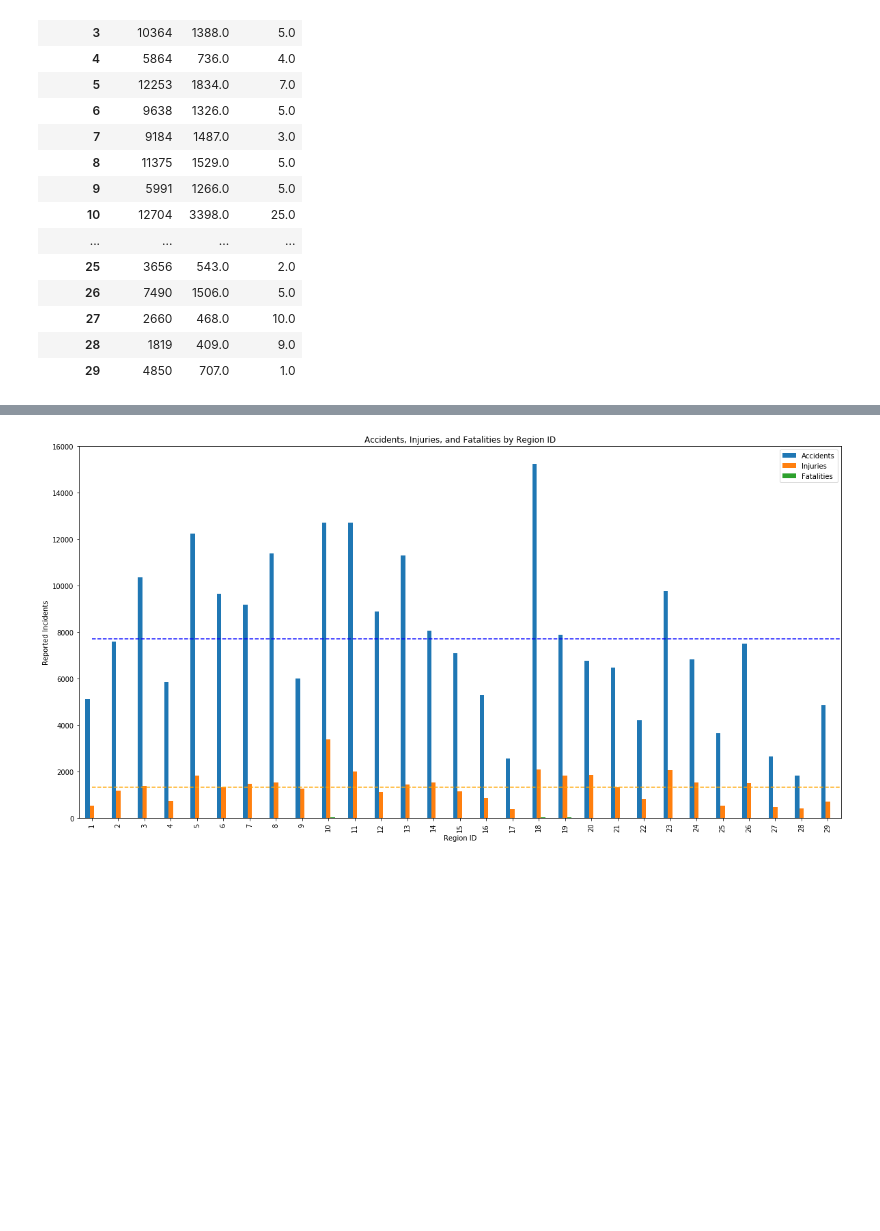
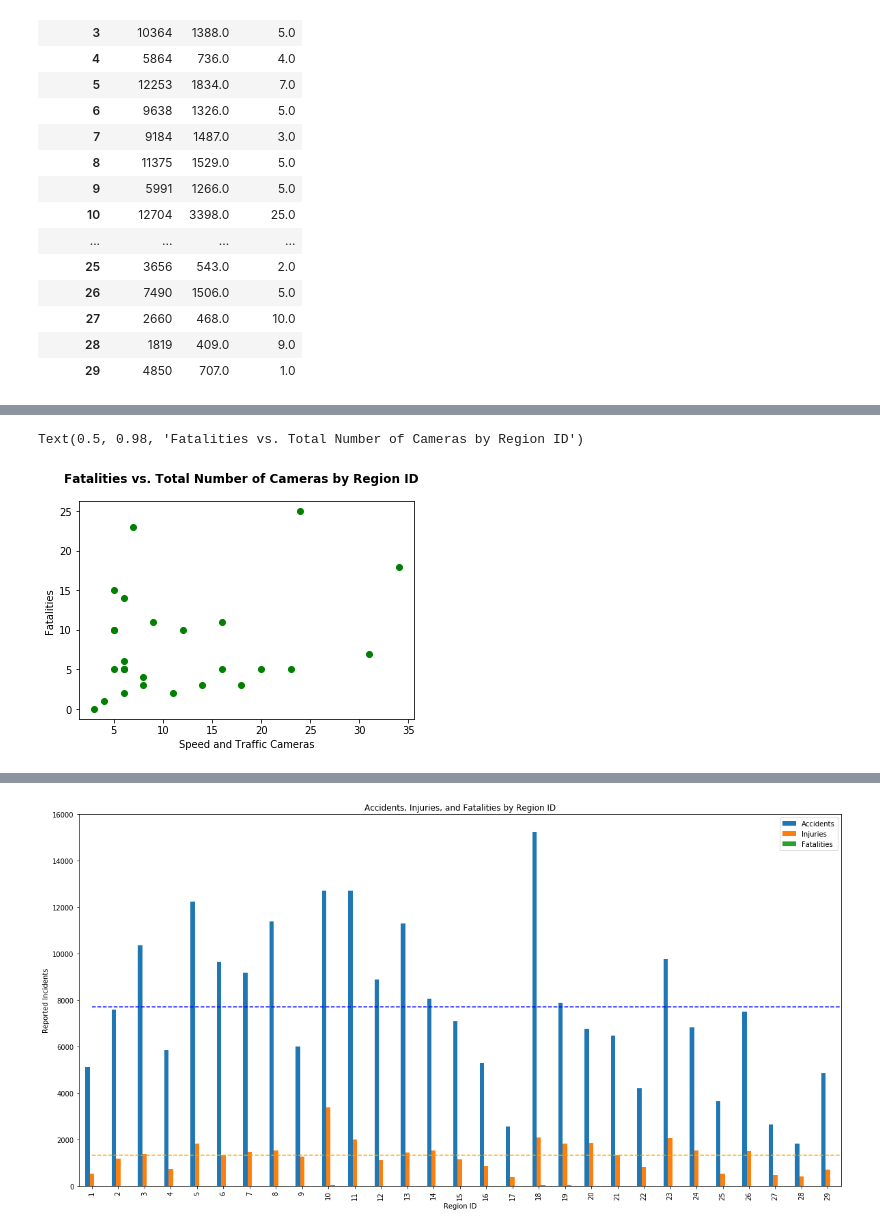
Before and after one commit to emharen/Project-One, a Jupyter notebook: CrashDataGraphs.ipynb, the cells around one changed output, grey strips where cells are left out. Cells and saved outputs as stored; diff of their text form; code cells hidden in the pictures; blank space fills up the shorter version.

```diff
--- a/CrashDataGraphs.ipynb
+++ b/CrashDataGraphs.ipynb
@@ -86,3 +168,12 @@ zones_df
+# %%
+fig, ax = plt.subplots()
+ax.plot(zones_df["Total Cameras"], zones_df["Fatalities"], linewidth=0, marker = 'o', color = "green")
+ax.set_xlabel("Speed and Traffic Cameras")
+ax.set_ylabel("Fatalities")
+fig.suptitle("Fatalities vs. Total Number of Cameras by Region ID", fontsize=12, fontweight="bold")
+# %% [output]
+Text(0.5, 0.98, 'Fatalities vs. Total Number of Cameras by Region ID')
+[figure, added]
 # %%
 injuriesperaccident = zones_df["Injuries"]/zones_df["Accidents"]
 fatalitiesperaccident = zones_df["Fatalities"]/zones_df["Accidents"]
```
Also changed, not shown: parts of 13 cells of this notebook, 4 other files.
